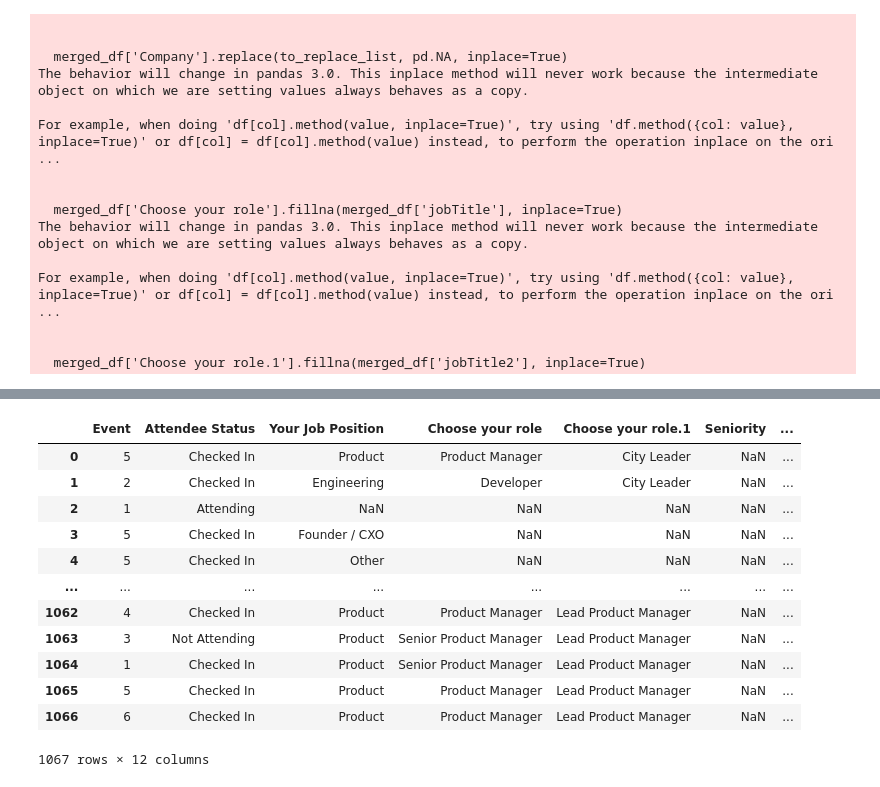
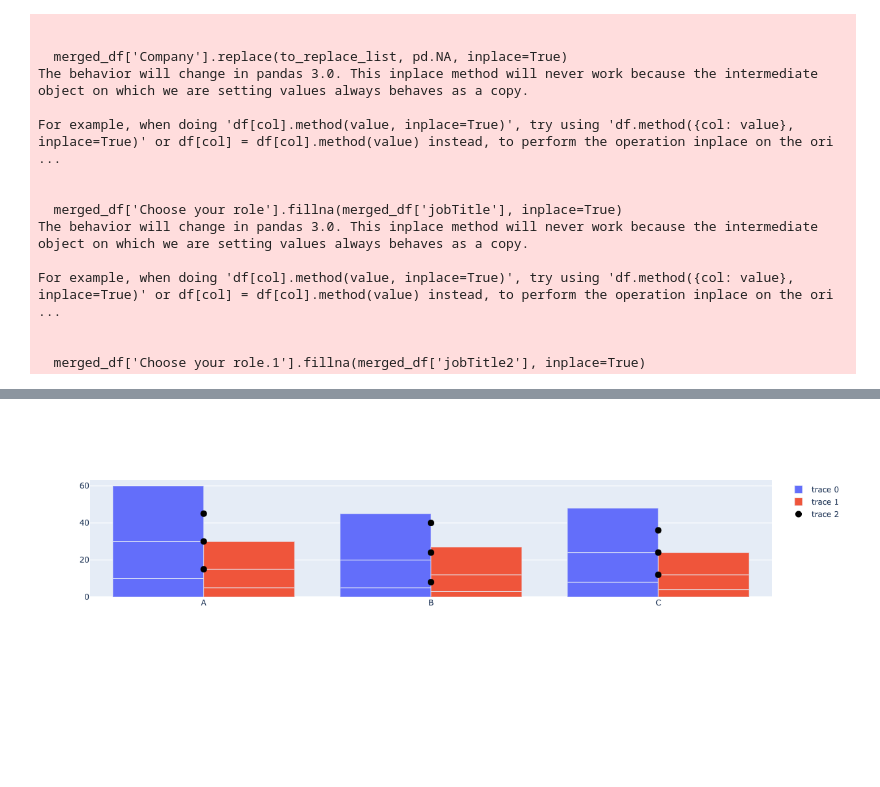
Before and after one commit to Shubhi-Varshney/data_bpm, a Jupyter notebook: notebooks/yulia_bpm_explore2.ipynb, the cells around one changed output, grey strips where cells are left out. Cells and saved outputs as stored; diff of their text form; code cells hidden in the pictures; blank space fills up the shorter version.

Commit message:
Cleaning the data cleaning code :)

```diff
--- a/notebooks/yulia_bpm_explore2.ipynb
+++ b/notebooks/yulia_bpm_explore2.ipynb
@@ -479,16 +416,0 @@ data_analytics['Your Job Position'] = data_analytics.groupby('UserID')['Your Job
-# %%
-data_analytics
-# %% [output]
-|  | Event | Attendee Status | Your Job Position | Choose your role | Choose your role.1 | Seniority | ... |
-| 0 | 5 | Checked In | Product | Product Manager | City Leader | NaN | ... |
-| 1 | 2 | Checked In | Engineering | Developer | City Leader | NaN | ... |
-| 2 | 1 | Attending | NaN | NaN | NaN | NaN | ... |
-| 3 | 5 | Checked In | Founder / CXO | NaN | NaN | NaN | ... |
-| 4 | 5 | Checked In | Other | NaN | NaN | NaN | ... |
-| ... | ... | ... | ... | ... | ... | ... | ... |
-| 1062 | 4 | Checked In | Product | Product Manager | Lead Product Manager | NaN | ... |
-| 1063 | 3 | Not Attending | Product | Senior Product Manager | Lead Product Manager | NaN | ... |
-| 1064 | 1 | Checked In | Product | Senior Product Manager | Lead Product Manager | NaN | ... |
-| 1065 | 5 | Checked In | Product | Product Manager | Lead Product Manager | NaN | ... |
-| 1066 | 6 | Checked In | Product | Product Manager | Lead Product Manager | NaN | ... |
-1067 rows × 12 columns
@@ -494,0 +420,32 @@ data_analytics
+# %%
+# Sample data
+data = {
+    'Category': ['A', 'A', 'A', 'B', 'B', 'B', 'C', 'C', 'C'],
+    'Value1': [10, 20, 30, 5, 15, 25, 8, 16, 24],
+    'Value2': [5, 10, 15, 3, 9, 15, 4, 8, 12],
+    'Additional Info': ['Info for A1', 'Info for A2', 'Info for A3', 'Info for B1', 'Info for B2', 'Info for B3', 'Info for C1', 'Info for C2', 'Info for C3']
+}
+
+df = pd.DataFrame(data)
+
+fig = go.Figure()
+
+# Create bar traces
+bar1 = go.Bar(x=df['Category'], y=df['Value1'])
+bar2 = go.Bar(x=df['Category'], y=df['Value2'])
+
+# Add scatter trace for markers (adjust marker size and color as desired)
+markers = go.Scatter(
+    x=df['Category'],
+    y=[value1 + value2 for value1, value2 in zip(df['Value1'], df['Value2'])],
+    mode='markers',
+    marker=dict(size=10, color='black')
+)
+
+# Add traces to the figure and customize layout
+fig.add_traces([bar1, bar2, markers])
+# ... (layout customization)
+
+fig.show()
+# %% [output]
+[figure, added]
```
Also changed, not shown: parts of 11 cells of this notebook, 3 other files.
